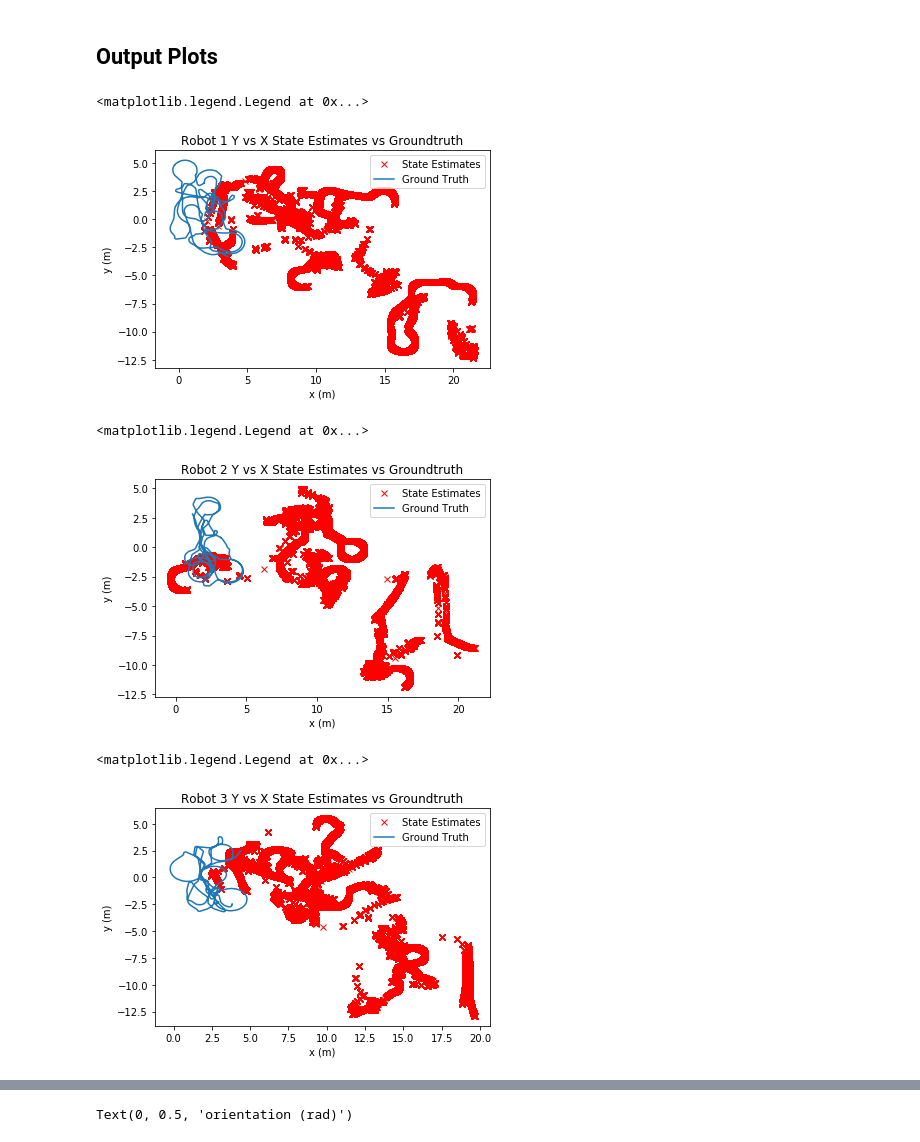
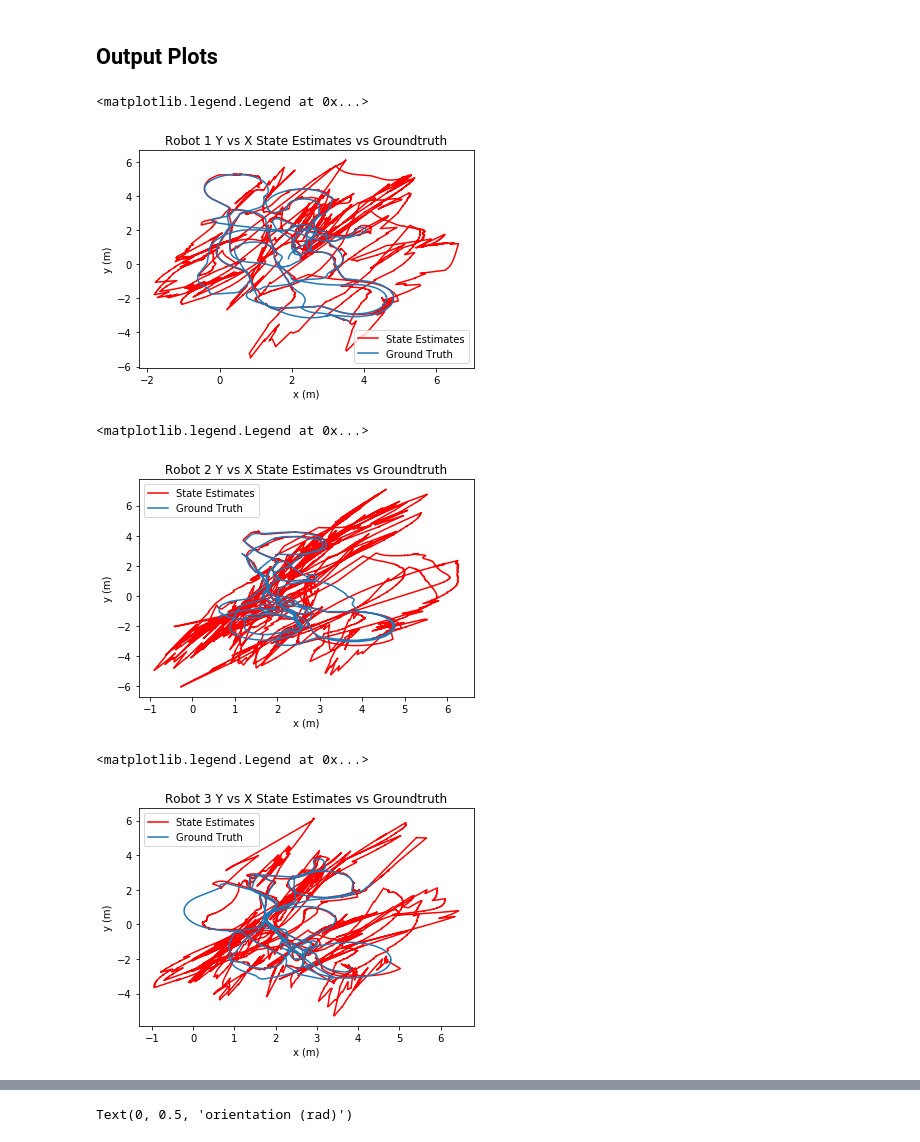
Before and after one commit to clylau/E205_Final_Project, a Jupyter notebook: Final_Project_Code.ipynb, the cells around one changed output, grey strips where cells are left out. Drawn from its saved outputs; the diff is of its cells as text; code cells hidden in the pictures.

Commit message:
Broken but lots of visualization

```diff
--- a/Final_Project_Code.ipynb
+++ b/Final_Project_Code.ipynb
@@ -355,3 +394,5 @@ print(test_list)
+# %%
+gt_dictionary = groundTruthDataDict('MRCLAM_Dataset1')
 # %%
 def getInitialState(folder_name, numRobots = 5, numStates = 3):
 
@@ -465,7 +526,7 @@ def getSigmaU(robot):
     """
     """
 
-    sigma = np.eye(2)*0.1
+    sigma = np.eye(2)*1
     return sigma
 # %%
 def getSigmaZ(robot):
@@ -476,11 +571,11 @@ def getSigmaZ(robot):
 # %%
-def main(odoTS, odoTSLen, barcode_dictionary):
+def main(odoTS, odoTSLen, barcode_dictionary, landmark_dictionary, gt_dictionary):
     """
     """
 
     last_timestep = np.zeros(5)
 
-    dt = 1/67 # May be changed later
+    #dt = 1/67 # May be changed later
 
     # Initialize States and Covars
     N = 3 # Number of states
@@ -492,6 +587,15 @@ def main(odoTS, odoTSLen, barcode_dictionary):
     log_idx = np.zeros(numRobots, dtype=int)
     state_estimates = {}
     covariance_estimates = {}
+    timesMoreMeas = 0
+
+    est_times = {}
+    est_times[0] = []
+    est_times[1] = []
+    est_times[2] = []
+    est_times[3] = []
+    est_times[4] = []
+
     for i in range(numRobots):
         # Initialize state and covar logs for each robot
         stateLogRobotI = np.empty((N, odoTSLen[i]))
@@ -501,12 +605,20 @@ def main(odoTS, odoTSLen, barcode_dictionary):
         state_estimates[i] = stateLogRobotI
         covariance_estimates[i] = covarLogRobotI
 
-    measurements = getMeasurements('MRCLAM_Dataset1', [5, 14, 41, 32, 23])
+    # 5, 14, 41, 32, 23,
+    measurements = getMeasurements('MRCLAM_Dataset1', [72, 27, 54, 70, 36, 18, 25, 9, 81, 16, 90, 61, 45, 7, 63])
     nextMeasurementIndex = np.zeros(5)
 
 
     for i in range(len(odoTS)):
         curTS, robot, v, w = odoTS[i]
+        est_times[robot].append(curTS)
+
+        # Making dt variable
+        if last_timestep[robot] == 0:
+            dt = 1/67
+        else:
+            dt = curTS - last_timestep[robot]
 
         # Prediction Step
         u_t = np.array([v, w])
@@ -520,8 +632,11 @@ def main(odoTS, odoTSLen, barcode_dictionary):
 
         if meas_exists:
 
+            if np.sum(validMeasurements) > 1:
+                timesMoreMeas += 1
+
             #fuse measurements together
-            Z_t = convertMeasurements(measurements[robot], state_est_t_prev, last_timestep, robot, validMeasurements, x_bar_t[2], barcode_dictionary)
+            Z_t = convertMeasurements(measurements[robot], state_est_t_prev, last_timestep, robot, validMeasurements, x_bar_t[2], barcode_dictionary, landmark_dictionary)
 
             #get designated meas covar
             sigma_z_t = getSigmaZ(robot)
@@ -534,6 +649,9 @@ def main(odoTS, odoTSLen, barcode_dictionary):
             #estiamte is just the prediction
             x_t = x_bar_t
             sigma_x_t = sigma_x_bar_t
+
+        # For shits and giggles let's use gt yaw
+        x_t[2] = getClosestYaw(gt_dictionary[robot], curTS)
 
         #update last time step
         last_timestep[robot] = curTS
@@ -549,6 +667,8 @@ def main(odoTS, odoTSLen, barcode_dictionary):
         #increment log tracker
         log_idx[robot] += 1
 
-    return state_estimates, covariance_estimates
+    print(timesMoreMeas)
+
+    return state_estimates, covariance_estimates, est_times
 # %%
-states, covars = main(odoTS, odoTSLen, barcode_dictionary)
+states, covars, est_times = main(odoTS, odoTSLen, barcode_dictionary, landmark_dictionary, gt_dictionary)
@@ -562,7 +754,7 @@ plt.plot(robot1_gt_x, robot1_gt_y)
 # %% [markdown]
 ## Output Plots
 # %%
-plt.plot(states[0][0], states[0][1], "rx")
+plt.plot(states[0][0], states[0][1], "r")
 plt.plot(robot1_gt_x, robot1_gt_y)
 plt.title("Robot 1 Y vs X State Estimates vs Groundtruth")
 plt.xlabel("x (m)")
@@ -570,9 +762,9 @@ plt.ylabel("y (m)")
 plt.legend(["State Estimates", "Ground Truth"])
 # %% [output]
 <matplotlib.legend.Legend at 0x...>
-[figure, old version]
+[figure, new version]
 # %%
-plt.plot(states[1][0], states[1][1], "rx")
+plt.plot(states[1][0], states[1][1], "r")
 plt.plot(robot2_gt_x, robot2_gt_y)
 plt.title("Robot 2 Y vs X State Estimates vs Groundtruth")
 plt.xlabel("x (m)")
@@ -580,15 +772,15 @@ plt.ylabel("y (m)")
 plt.legend(["State Estimates", "Ground Truth"])
 # %% [output]
 <matplotlib.legend.Legend at 0x...>
-[figure, old version]
+[figure, new version]
 # %%
-plt.plot(states[2][0], states[2][1], "rx")
+plt.plot(states[2][0], states[2][1], "r")
 plt.plot(robot3_gt_x, robot3_gt_y)
 plt.title("Robot 3 Y vs X State Estimates vs Groundtruth")
 plt.xlabel("x (m)")
 plt.ylabel("y (m)")
 plt.legend(["State Estimates", "Ground Truth"])
 # %% [output]
 <matplotlib.legend.Legend at 0x...>
-[figure, old version]
+[figure, new version]
 # %%
```
Also changed, not shown: parts of 22 cells of this notebook.
